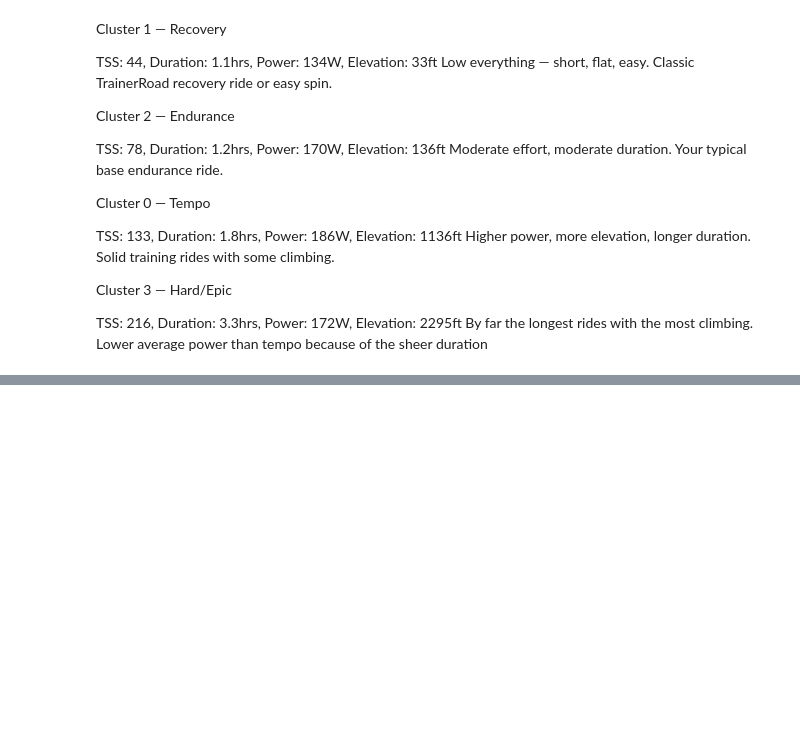
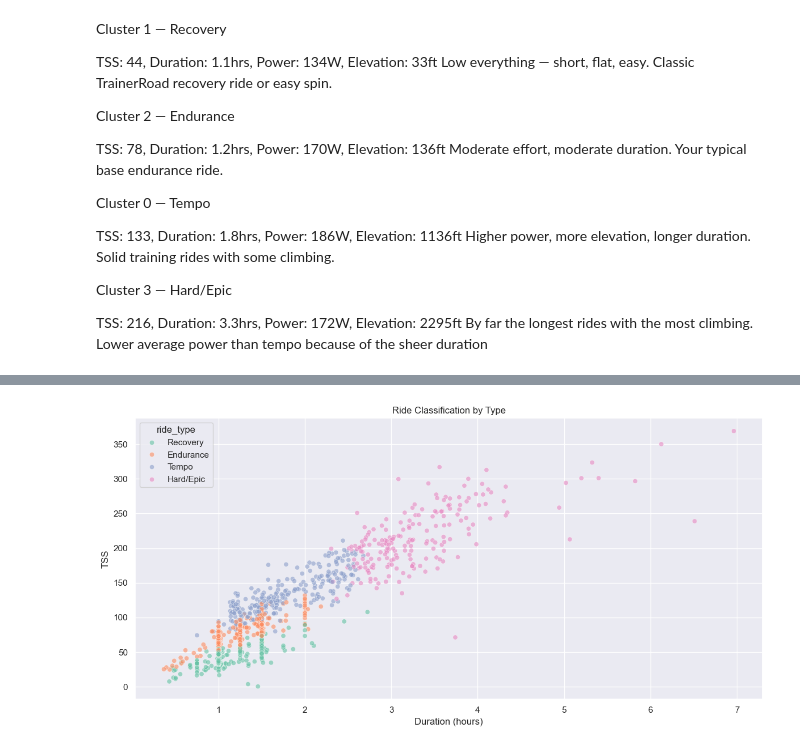
Before and after one commit to kevinbarry7/strava, a Jupyter notebook: strava_analysis.ipynb, the cells around one changed output, grey strips where cells are left out. Drawn from its saved outputs; the diff is of its cells as text; code cells hidden in the pictures; blank space fills up the shorter version.

```diff
--- a/strava_analysis.ipynb
+++ b/strava_analysis.ipynb
@@ -722,3 +722,12 @@ TSS: 216, Duration: 3.3hrs, Power: 172W, Elevation: 2295ft
 By far the longest rides with the most climbing. Lower average power than tempo because of the sheer duration
 # %%
 # Map the clusters to labels
+cluster_labels = {
+    0: 'Tempo',
+    1: 'Recovery',
+    2: 'Endurance',
+    3: 'Hard/Epic'
+}
+
+cluster_df['ride_type'] = cluster_df['cluster'].map(cluster_labels)
+print(cluster_df['ride_type'].value_counts())
@@ -724,0 +751,11 @@ By far the longest rides with the most climbing. Lower average power than tempo
+# %%
+plt.figure(figsize=(12, 6))
+sns.scatterplot(data=cluster_df, x='moving_time_hrs', y='TSS',
+                hue='ride_type', palette='Set2', alpha=0.6)
+plt.title('Ride Classification by Type')
+plt.xlabel('Duration (hours)')
+plt.ylabel('TSS')
+plt.tight_layout()
+plt.show()
+# %% [output]
+[figure, added]
```
Also changed, not shown: parts of 10 cells of this notebook.
